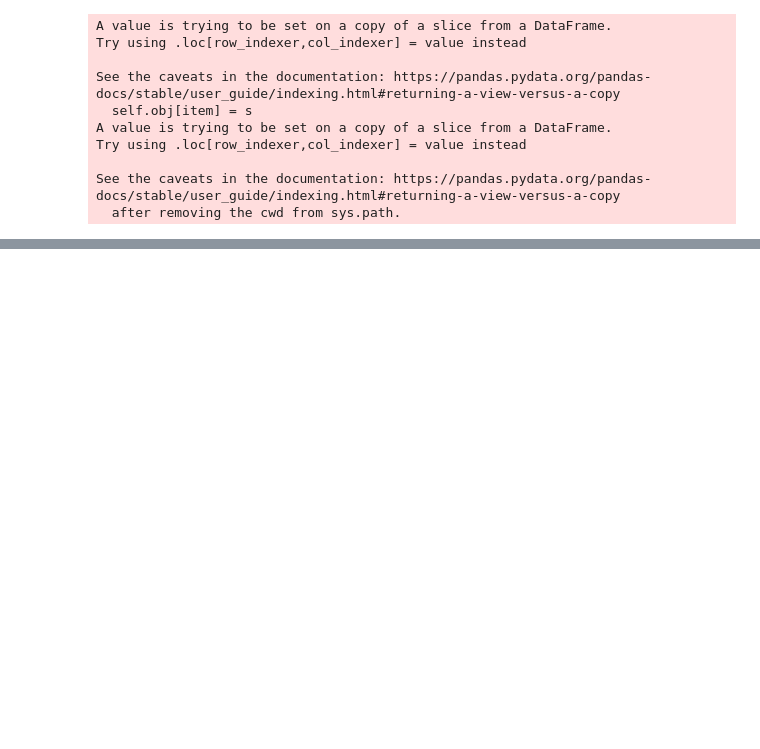
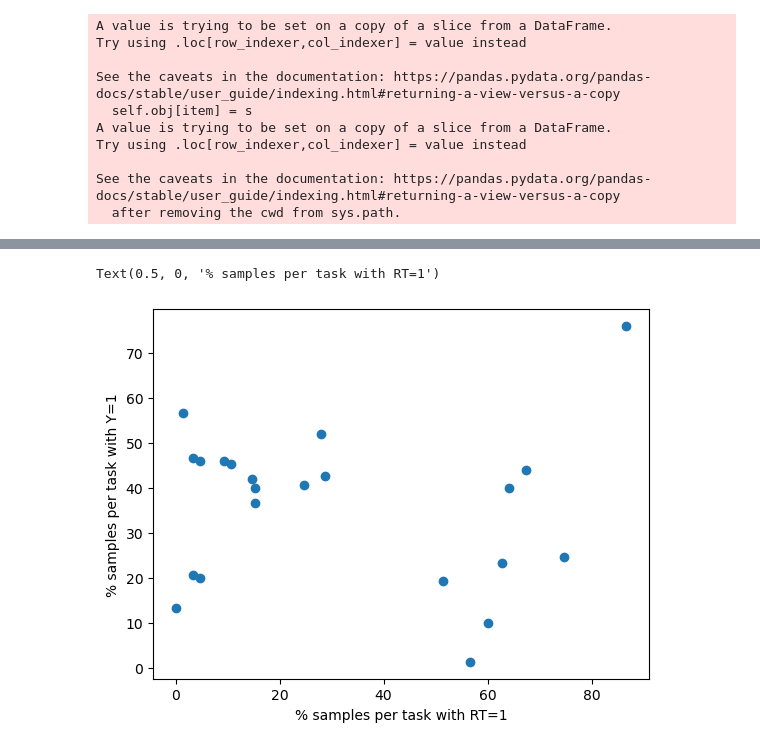
Before and after one commit to sophiewharrie/mini_TCGA_Benchmark, a Jupyter notebook: use_this_notebook_mini_TCGA_benchmark.ipynb, the cells around one changed output, grey strips where cells are left out. Cells and saved outputs as stored; diff of their text form; code cells hidden in the pictures; blank space fills up the shorter version.

```diff
--- a/use_this_notebook_mini_TCGA_benchmark.ipynb
+++ b/use_this_notebook_mini_TCGA_benchmark.ipynb
@@ -259,0 +337,7 @@ dataset.to_csv(f'my_data/mini_mask.csv', index=None)
+# %%
+plt.scatter(perc_rt, perc_label_one)
+plt.ylabel('% samples per task with Y=1')
+plt.xlabel('% samples per task with RT=1')
+# %% [output]
+Text(0.5, 0, '% samples per task with RT=1')
+[figure, added]
```
Also changed, not shown: parts of 6 cells of this notebook.
